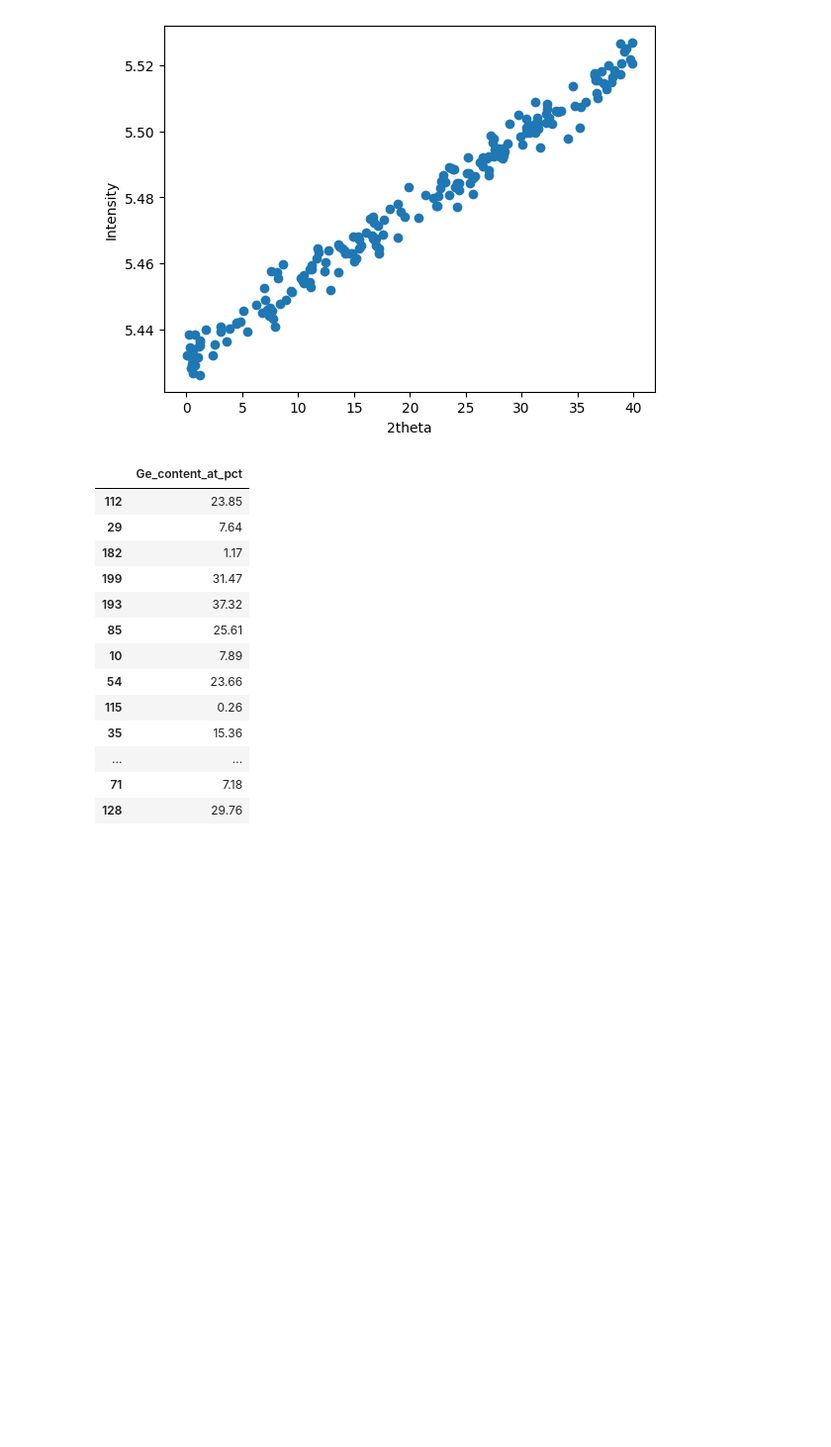
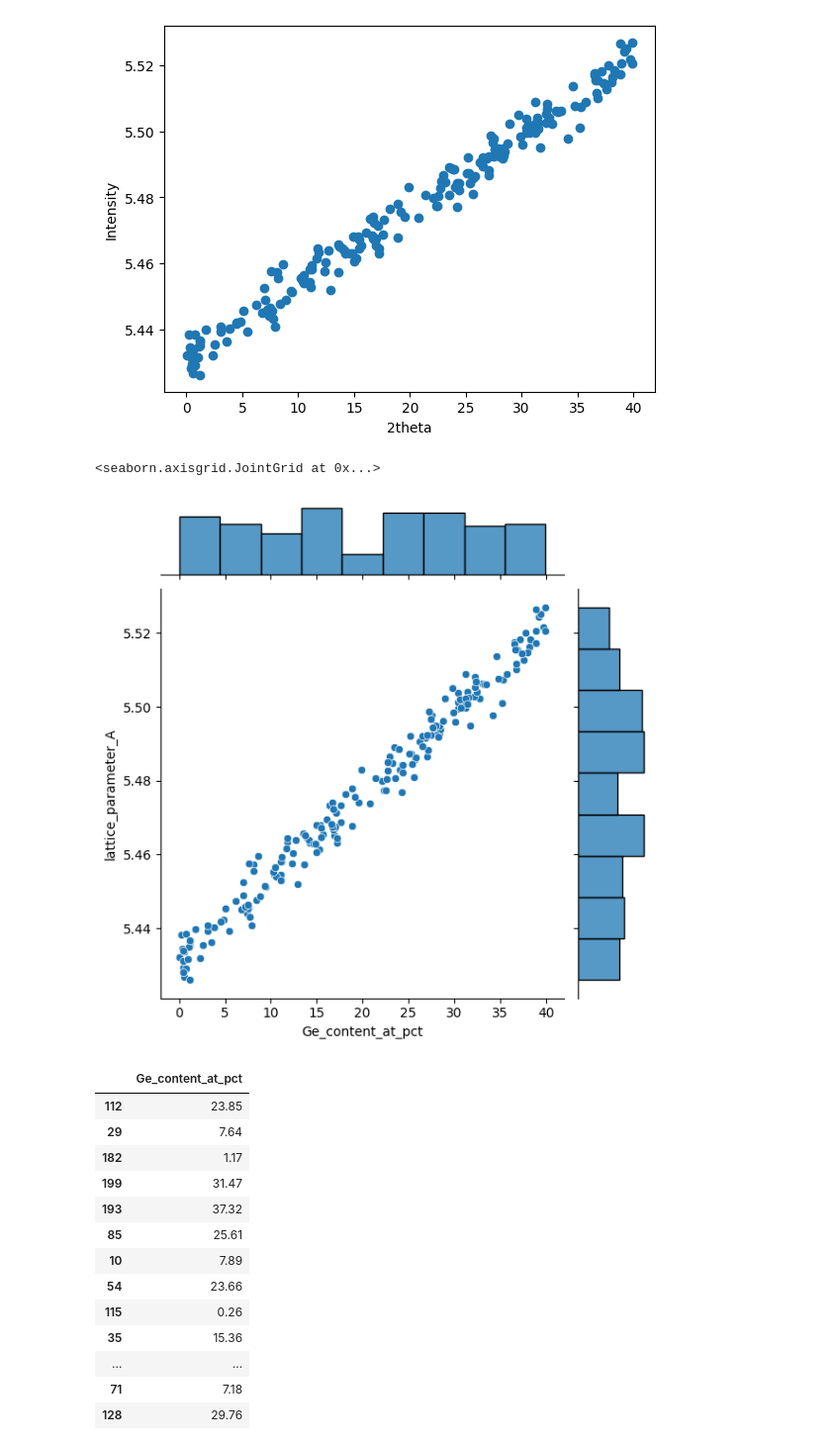
Before and after one commit to ssklpu912-glitch/ML_Algos, a Jupyter notebook: ML_Algorithm_LinearRegression.ipynb, the cells around one changed output. Shown at 99% size. Saved outputs shown, nothing was run; the diff lists cells and outputs as text; code cells hidden in the pictures; blank space fills up the shorter version.

```diff
--- a/ML_Algorithm_LinearRegression.ipynb
+++ b/ML_Algorithm_LinearRegression.ipynb
@@ -20,6 +21,11 @@ plt.ylabel('Intensity')
 # %% [output]
 Text(0, 0.5, 'Intensity')
 [figure]
+# %%
+sns.jointplot(Data, x='Ge_content_at_pct',	y='lattice_parameter_A')
+# %% [output]
+<seaborn.axisgrid.JointGrid at 0x...>
+[figure, added]
 # %%
 X = Data[['Ge_content_at_pct']]
 Y = Data[['lattice_parameter_A']]
```
Also changed, not shown: parts of 13 cells of this notebook.
